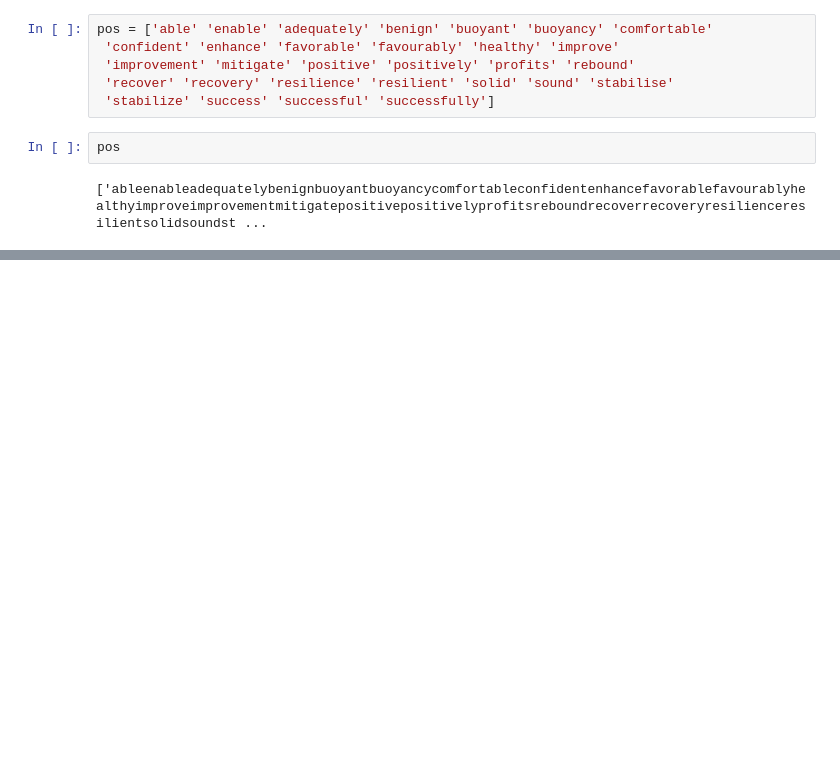
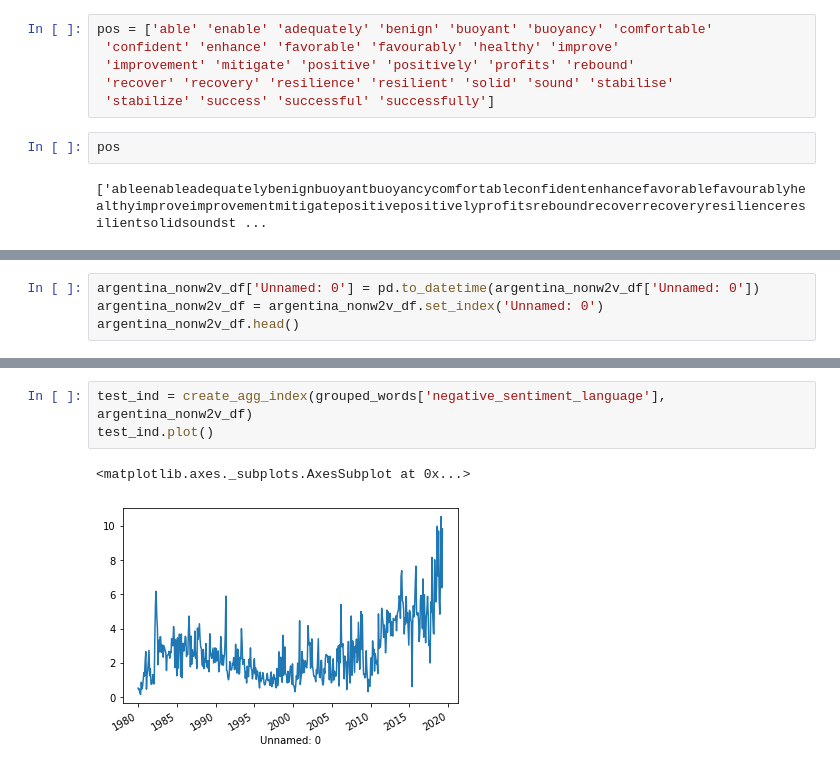
Before and after one commit to johnsonice/IMF_VE_News, a Jupyter notebook: research/w2v_compare/Untitled.ipynb, the cells around one changed output, grey strips where cells are left out. Cells and saved outputs as stored; diff of their text form; blank space fills up the shorter version.

```diff
--- a/research/w2v_compare/Untitled.ipynb
+++ b/research/w2v_compare/Untitled.ipynb
@@ -46,0 +75,4 @@ pos
+# %%
+argentina_nonw2v_df['Unnamed: 0'] = pd.to_datetime(argentina_nonw2v_df['Unnamed: 0'])
+argentina_nonw2v_df = argentina_nonw2v_df.set_index('Unnamed: 0')
+argentina_nonw2v_df.head()
@@ -46,0 +88,6 @@ pos
+# %%
+test_ind = create_agg_index(grouped_words['negative_sentiment_language'], argentina_nonw2v_df)
+test_ind.plot()
+# %% [output]
+<matplotlib.axes._subplots.AxesSubplot at 0x...>
+[figure, added]
```
Also changed, not shown: parts of 12 cells of this notebook, 1 other file.
